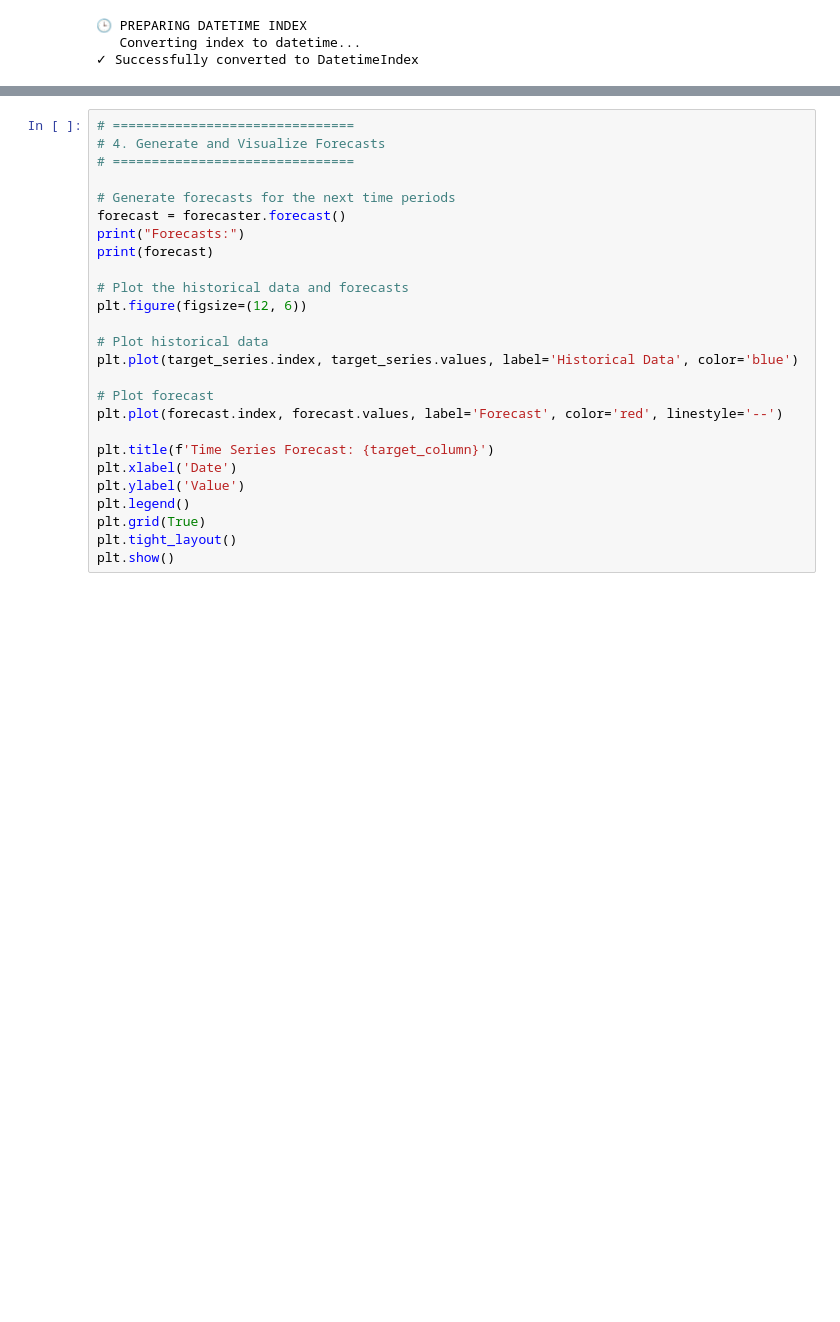
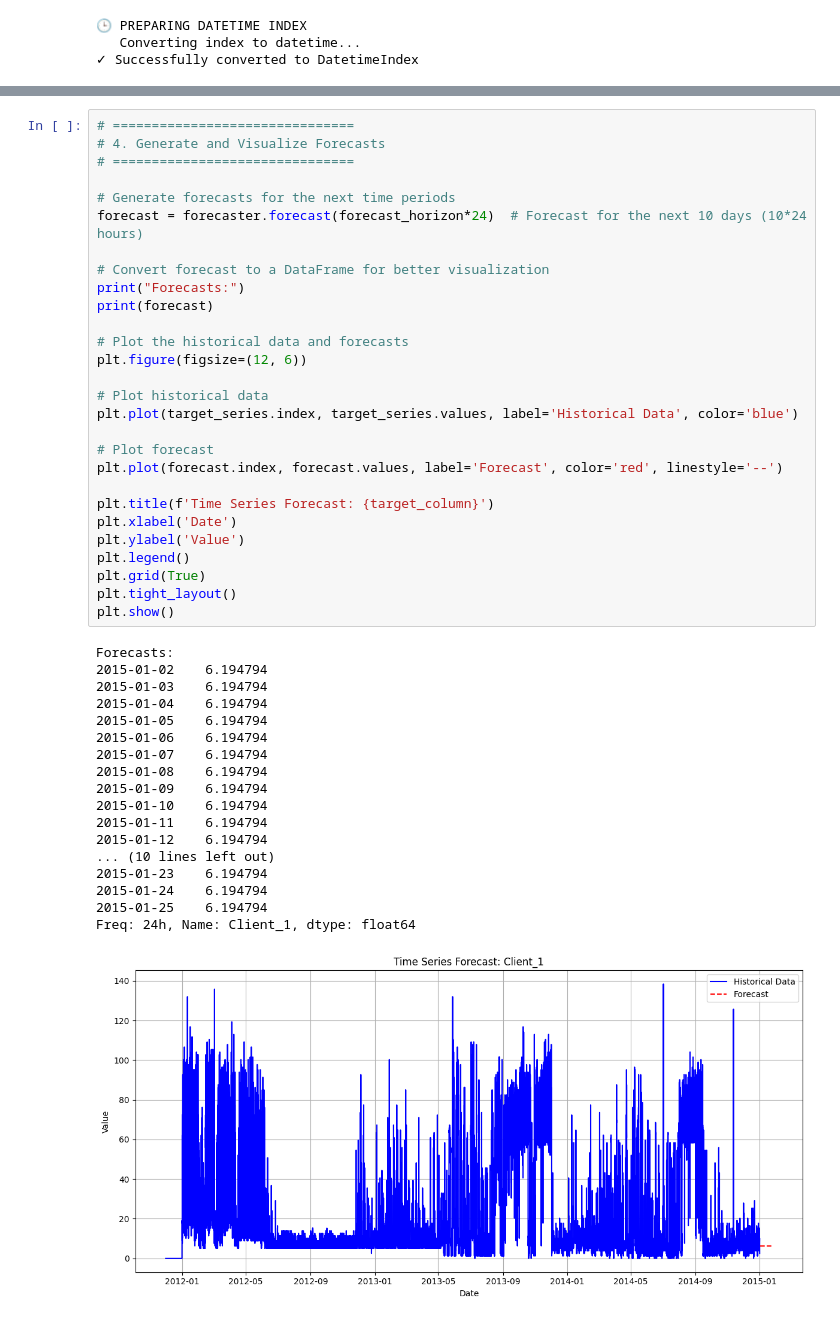
Before and after one commit to TschangoMP/Energy-Demand-Forecast, a Jupyter notebook: notebooks/03_models/univariate_forecasts.ipynb, the cells around one changed output, grey strips where cells are left out. Saved outputs shown, nothing was run; the diff lists cells and outputs as text; blank space fills up the shorter version.

Commit message:
expaned univariate forecaster and added config for multivariate forecaster

```diff
--- a/notebooks/03_models/univariate_forecasts.ipynb
+++ b/notebooks/03_models/univariate_forecasts.ipynb
@@ -140,29 +136,50 @@ AttributeError: 'NoneType' object has no attribute 'n'
 # %%
 # ===============================
 # 4. Generate and Visualize Forecasts
 # ===============================
 
 # Generate forecasts for the next time periods
-forecast = forecaster.forecast()
+forecast = forecaster.forecast(forecast_horizon*24)  # Forecast for the next 10 days (10*24 hours)
+
+# Convert forecast to a DataFrame for better visualization
 print("Forecasts:")
 print(forecast)
 
 # Plot the historical data and forecasts
 plt.figure(figsize=(12, 6))
 
 # Plot historical data
 plt.plot(target_series.index, target_series.values, label='Historical Data', color='blue')
 
 # Plot forecast
 plt.plot(forecast.index, forecast.values, label='Forecast', color='red', linestyle='--')
 
 plt.title(f'Time Series Forecast: {target_column}')
 plt.xlabel('Date')
 plt.ylabel('Value')
 plt.legend()
 plt.grid(True)
 plt.tight_layout()
 plt.show()
+# %% [output]
+Forecasts:
+2015-01-02    6.194794
+2015-01-03    6.194794
+2015-01-04    6.194794
+2015-01-05    6.194794
+2015-01-06    6.194794
+2015-01-07    6.194794
+2015-01-08    6.194794
+2015-01-09    6.194794
+2015-01-10    6.194794
+2015-01-11    6.194794
+2015-01-12    6.194794
+... (10 lines left out)
+2015-01-23    6.194794
+2015-01-24    6.194794
+2015-01-25    6.194794
+Freq: 24h, Name: Client_1, dtype: float64
+[figure, added]
 # %%
 # ===============================
 # 5. Save the Results
```
Also changed, not shown: parts of 6 cells of this notebook, 20 other files.
